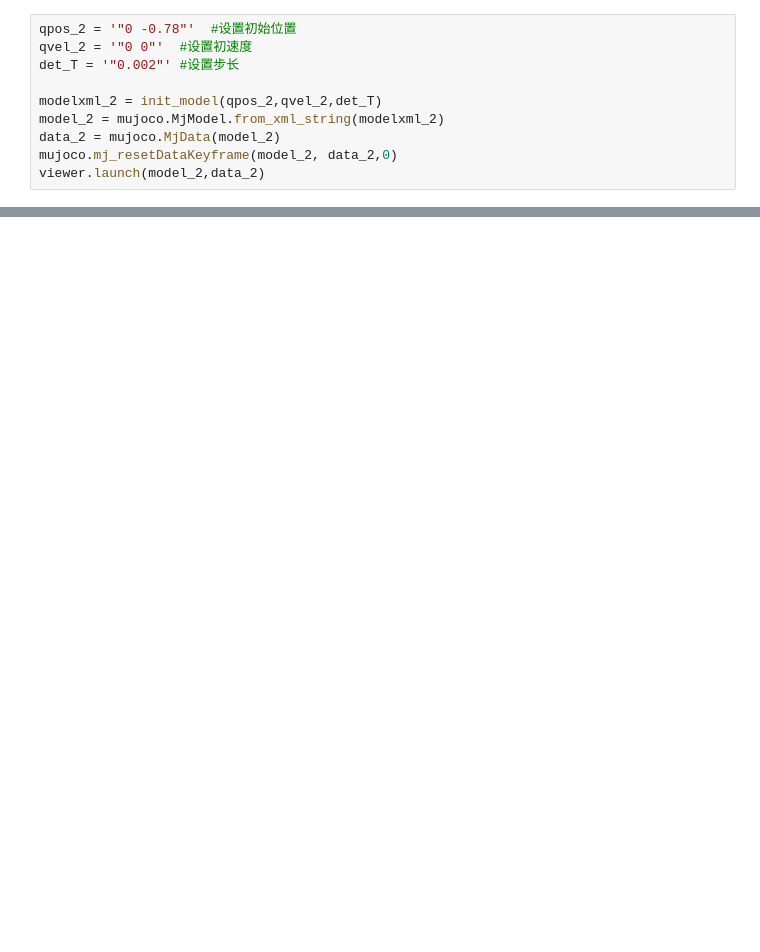
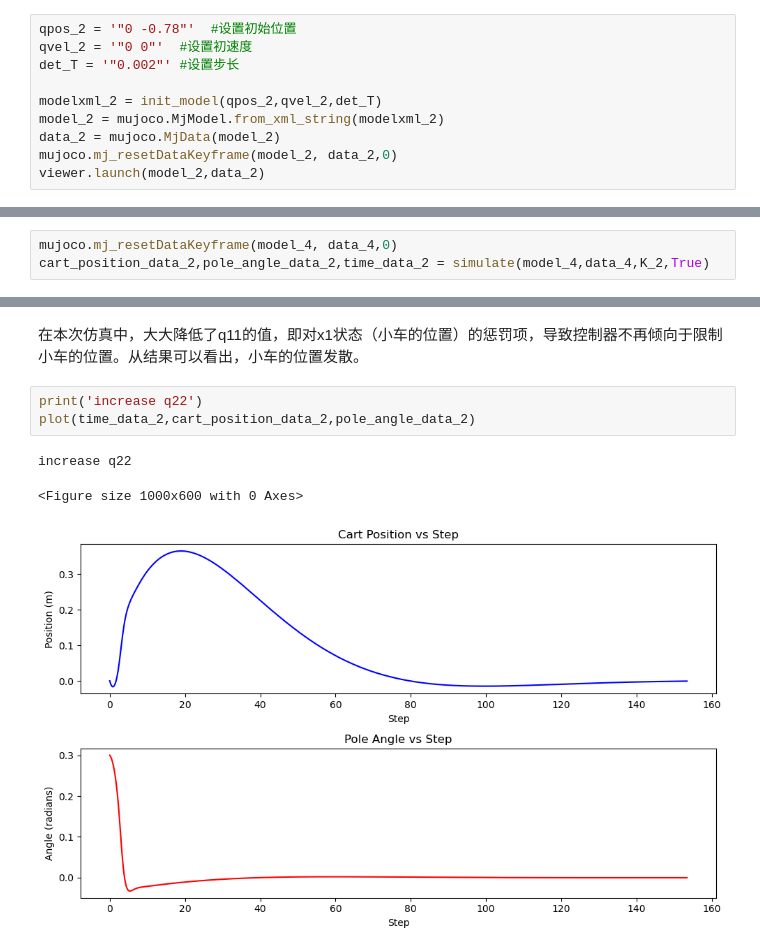
Before and after one commit to Wavelix/SDM366_LQR, a Jupyter notebook: proj1.ipynb, the cells around one changed output, grey strips where cells are left out. Saved outputs shown, nothing was run; the diff lists cells and outputs as text; blank space fills up the shorter version.

```diff
--- a/proj1.ipynb
+++ b/proj1.ipynb
@@ -414,0 +463,3 @@ plot(time_data,cart_position_data,pole_angle_data)
+# %%
+mujoco.mj_resetDataKeyframe(model_4, data_4,0)
+cart_position_data_2,pole_angle_data_2,time_data_2 = simulate(model_4,data_4,K_2,True)
@@ -414,0 +493,9 @@ plot(time_data,cart_position_data,pole_angle_data)
+# %% [markdown]
+在本次仿真中，大大降低了q11的值，即对x1状态（小车的位置）的惩罚项，导致控制器不再倾向于限制小车的位置。从结果可以看出，小车的位置发散。
+# %%
+print('increase q22')
+plot(time_data_2,cart_position_data_2,pole_angle_data_2)
+# %% [output]
+increase q22
+<Figure size 1000x600 with 0 Axes>
+[figure, added]
```
Also changed, not shown: parts of 57 cells of this notebook.
